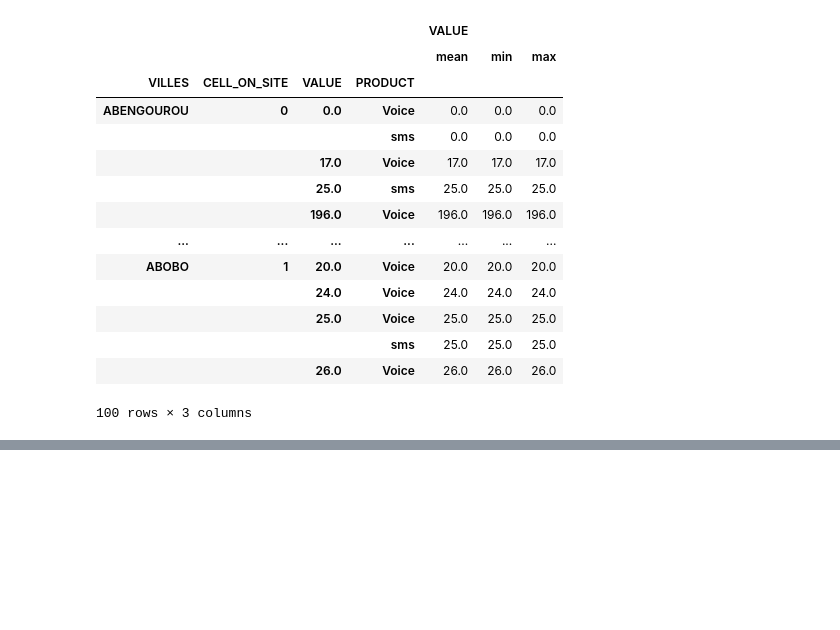
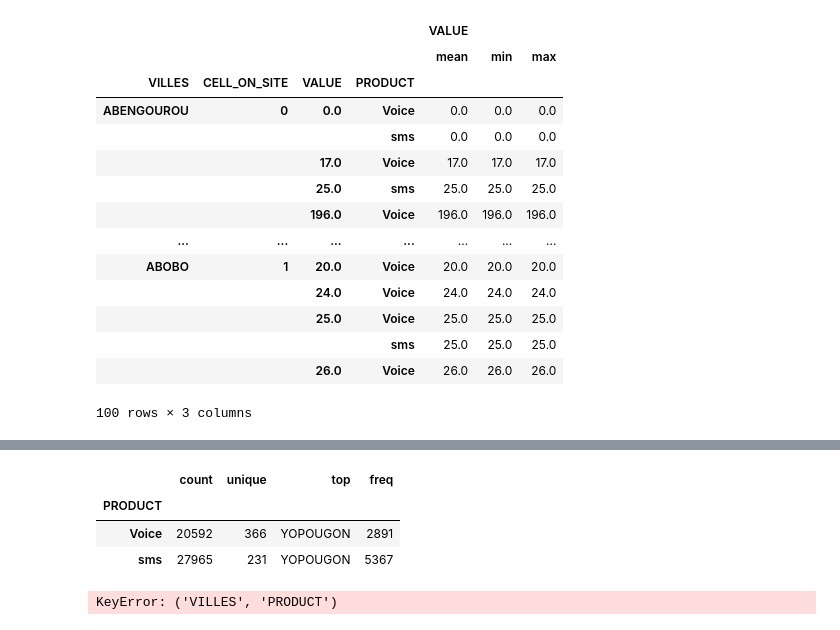
Before and after one commit to veronica1013/project_dsp, a Jupyter notebook: week_3_project/cote_divoire_telcom.ipynb, the cells around one changed output, grey strips where cells are left out. Drawn from its saved outputs; the diff is of its cells as text; code cells hidden in the pictures; blank space fills up the shorter version.

Commit message:
City with the most value

```diff
--- a/week_3_project/cote_divoire_telcom.ipynb
+++ b/week_3_project/cote_divoire_telcom.ipynb
@@ -382,0 +379,16 @@ mostcells.tail(100)
+# %%
+
+# Which product is the most used in the cities
+product = final_df['VILLES'].groupby(final_df['PRODUCT']).describe()
+product
+# %% [output]
+|  | count | unique | top | freq |
+| PRODUCT |  |  |  |  |
+| Voice | 20592 | 366 | YOPOUGON | 2891 |
+| sms | 27965 | 231 | YOPOUGON | 5367 |
+# %%
+# Which city had the most valuie in the product
+most_value = final_df['VILLES'].groupby(final_df['VALUE']).describe()
+most_value
+# %% [output]
+KeyError: ('VILLES', 'PRODUCT')
```
Also changed, not shown: parts of 1 cell of this notebook.
